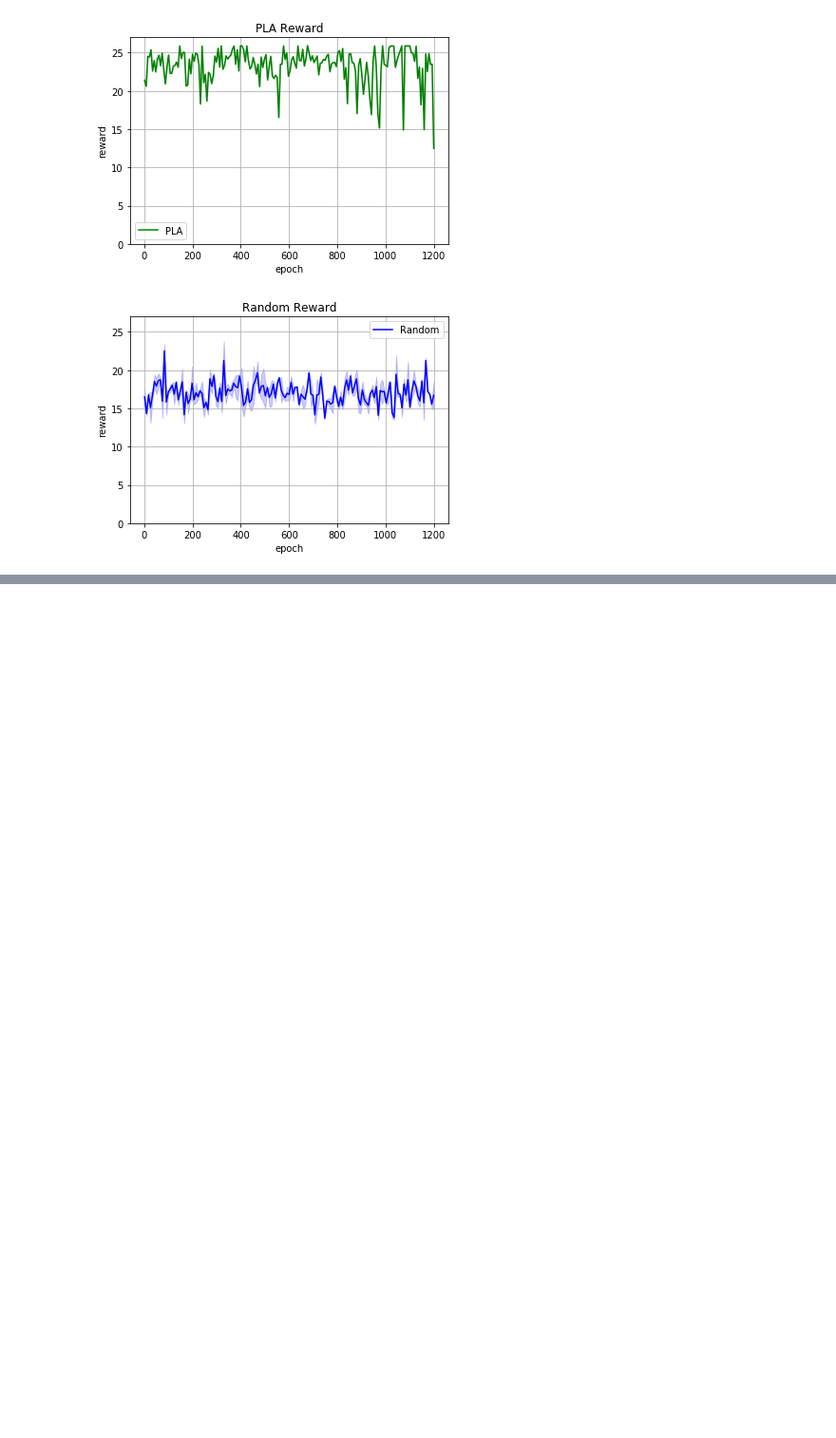
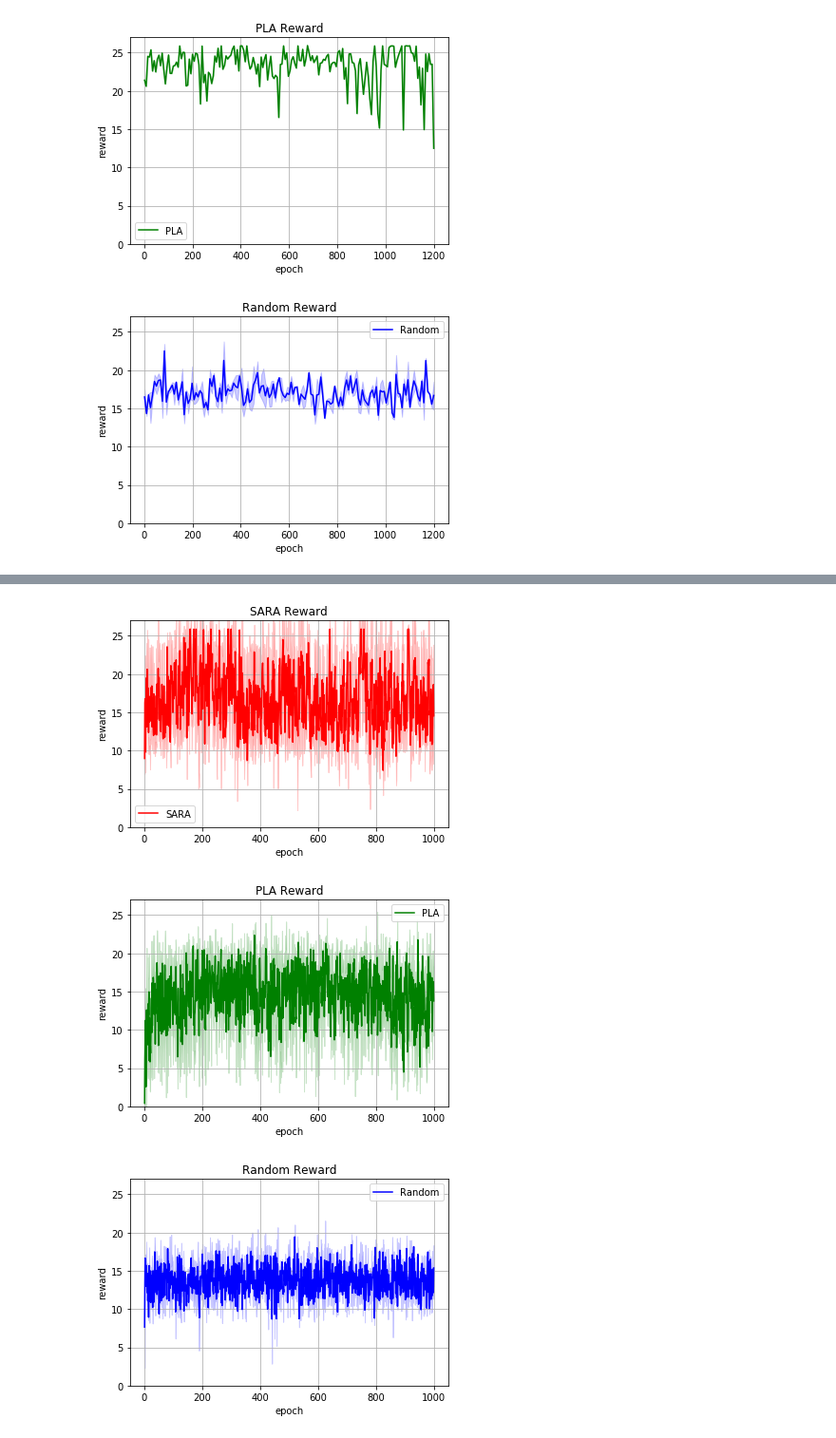
Before and after one commit to daiweiLin/unity_simulator, a Jupyter notebook: notebook/Plot_CSV_from_Tensorboards.ipynb, the cells around one changed output, grey strips where cells are left out. Shown at 95% size. Saved outputs shown, nothing was run; the diff lists cells and outputs as text; code cells hidden in the pictures; blank space fills up the shorter version.

```diff
--- a/notebook/Plot_CSV_from_Tensorboards.ipynb
+++ b/notebook/Plot_CSV_from_Tensorboards.ipynb
@@ -6,7 +6,8 @@ import matplotlib.pyplot as plt
 %matplotlib inline
 # %%
 import glob
-csv_dir = "../SHARCNET/Results/Tensorboard_to_CSV/"
+interval = ["point125","point25","point5","point75"]
+csv_dir = "../SHARCNET/Results/Tensorboard_to_CSV/debug/"+interval[2]+"/"
 modes = ["SARA","PLA","Random"]
 all_data_files = dict()
 for mode in modes:
@@ -91,0 +112,16 @@ for name, c in zip(names, colors):
+# %%
+all_combined_data = dict()
+
+for mode in modes:
+
+    mode_data = []
+    for file in all_data_files[mode]:
+        mode_data.append(pd.read_csv(file))
+
+    mode_combined_data = pd.DataFrame()
+    for i in range(len(all_data_files[mode])):
+        mode_combined_data["run"+str(i)] = mode_data[i]["value"]
+    mode_combined_data["avg"] = mode_combined_data.mean(axis=1)
+    mode_combined_data['std'] = mode_combined_data.std(axis=1)
+#     mode_combined_data.head()
+    all_combined_data[mode] = mode_combined_data
@@ -91,0 +149,25 @@ for name, c in zip(names, colors):
+# %%
+# Plot mean and std
+names = ["SARA","PLA","Random"]
+colors = ['r','g','b']
+
+for name, c in zip(names, colors):
+    plt.figure()
+    plt.grid()
+    data = all_combined_data[name]
+    length = data.shape[0]
+    plt.fill_between(np.linspace(1,1000,length), data['avg'] - data['std'],
+                 data['avg'] + data['std'], alpha=0.2,
+                 color=c)
+    plt.plot(np.linspace(1,1000,length), data['avg'], '-', color=c,
+         label=name)
+    plt.legend(loc="best")
+    plt.ylim([0,27])
+    plt.title('{} Reward'.format(name))
+    plt.xlabel("epoch")
+    plt.ylabel("reward")
+    plt.savefig('./plots_for_thesis/debug/{}_{}.png'.format(itv,name), bbox_inches='tight')
+# %% [output]
+[figure, added]
+[figure, added]
+[figure, added]
```
Also changed, not shown: parts of 7 cells of this notebook, 14 other files.
